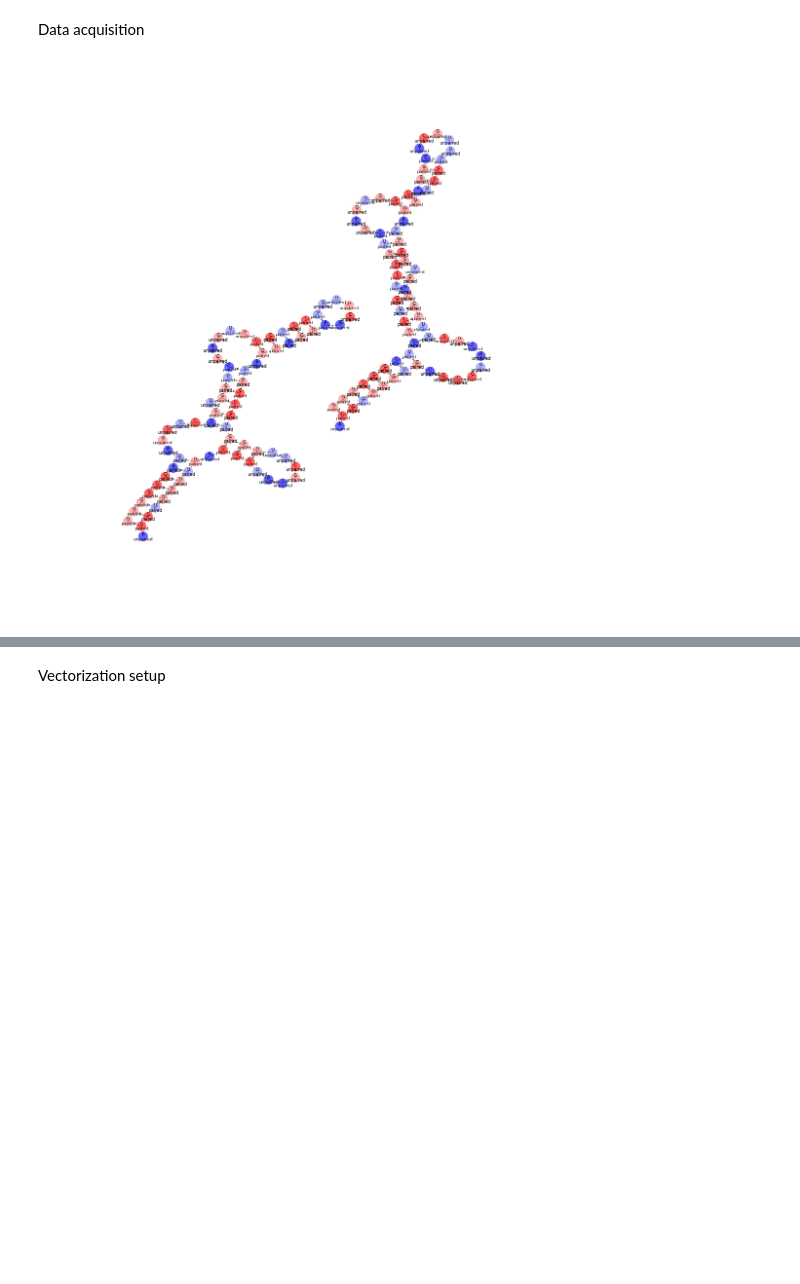
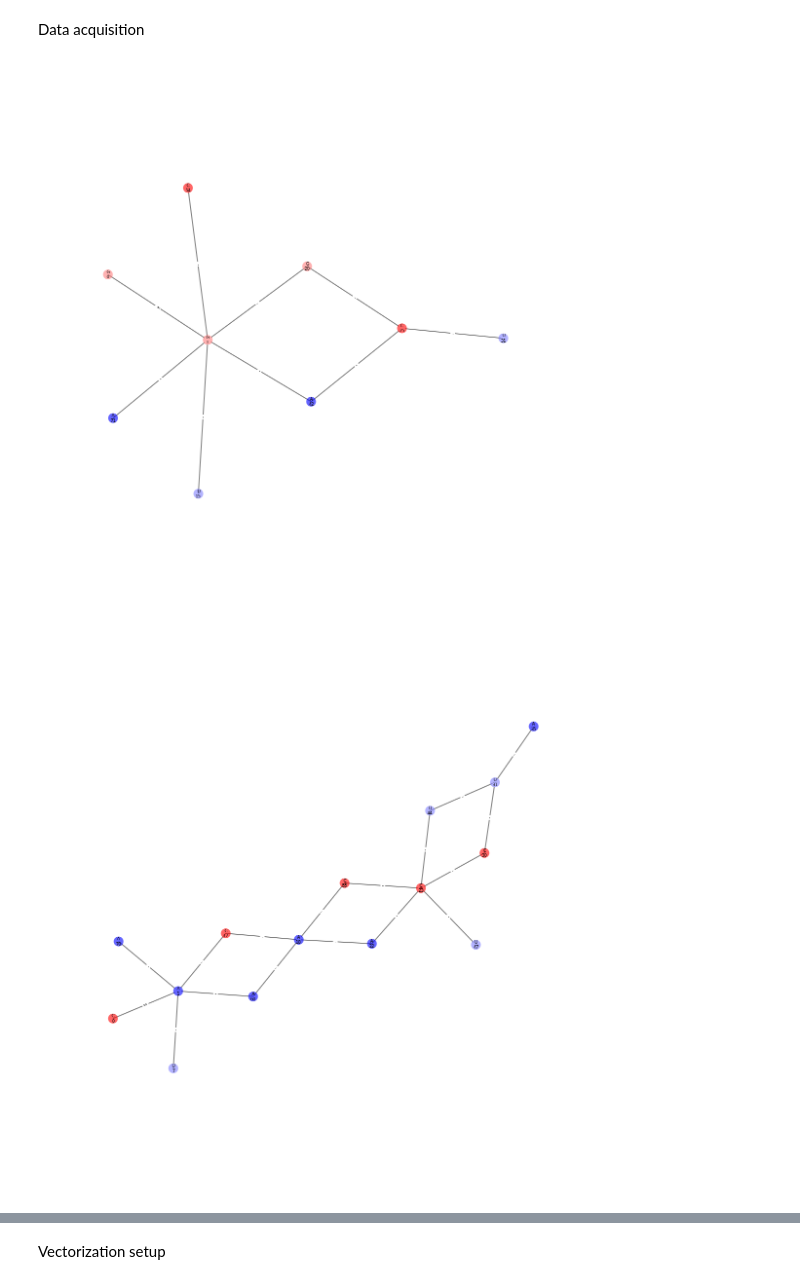
Before and after one commit to fabriziocosta/EDeN, a Jupyter notebook: examples/RNA.ipynb, the cells around one changed output, grey strips where cells are left out. Drawn from its saved outputs; the diff is of its cells as text; code cells hidden in the pictures; blank space fills up the shorter version.

Commit message:
add_abstract_structure

```diff
--- a/examples/RNA.ipynb
+++ b/examples/RNA.ipynb
@@ -13,35 +13,38 @@ Data acquisition
 #given the RFAM id of a family we retrieve it from the RFAM online database
 rf='RF00162'
 rf='RF00005'
 #we compose the correspondent URL
 url_string='http://rfam.xfam.org/family/%s/alignment?acc=%s&format=fastau&download=0'%(rf,rf)
 
 #we use an iterator that converts from FASTA to the k-representative shapes graph
 from eden.converter.RNA import RNA_SHAPE
 pre_g_it = RNA_SHAPE.RNA_SHAPE_to_eden(input = url_string, input_type = 'url' ,
-                                       options = {'shape_type':5,'energy_range_%':15, 'max_num_shapes':2})
+                                       options = {'shape_type':5,'energy_range_%':15, 'max_num':1})
 
 from eden.modifier.graph import vertex_attributes as g_va
 w_g_it = g_va.trapezoidal_reweighting(pre_g_it,
                                              high_weight = 1.0,
                                              low_weight = 0.01,
                                              high_weight_window_start = 50,
                                              high_weight_window_end = 60,
                                              low_weight_window_start = 40,
                                              low_weight_window_end = 70)
 
 from eden.modifier.RNA import vertex_attributes as RNA_va
-s_g_it = RNA_va.add_paired_unpaired_vertex_type(w_g_it)
+from eden.modifier.RNA import structure as RNA_s
+
+s_g_it = RNA_s.add_abstract_structure(pre_g_it)
 
 g_it = g_va.colorize(s_g_it,labels=["A","U","o","G","C"])
 
 #for sanity check we iterate on a handful (num) of seqeunces to display the resulting graph
-num = 1
+num = 2
 from eden.util import display
 import itertools as it
 for g in it.islice(g_it,num):
     display.draw_graph(g, size=20, node_border = False, node_size = 400,
-                       secondary_vertex_label = 'type',
+                       secondary_vertex_label = 'position',
                        vertex_color = 'level', colormap = 'bwr', invert_colormap = False)
 # %% [output]
-[figure, old version]
+[figure, new version]
+[figure, added]
```
Also changed, not shown: parts of 1 cell of this notebook, 3 other files.
